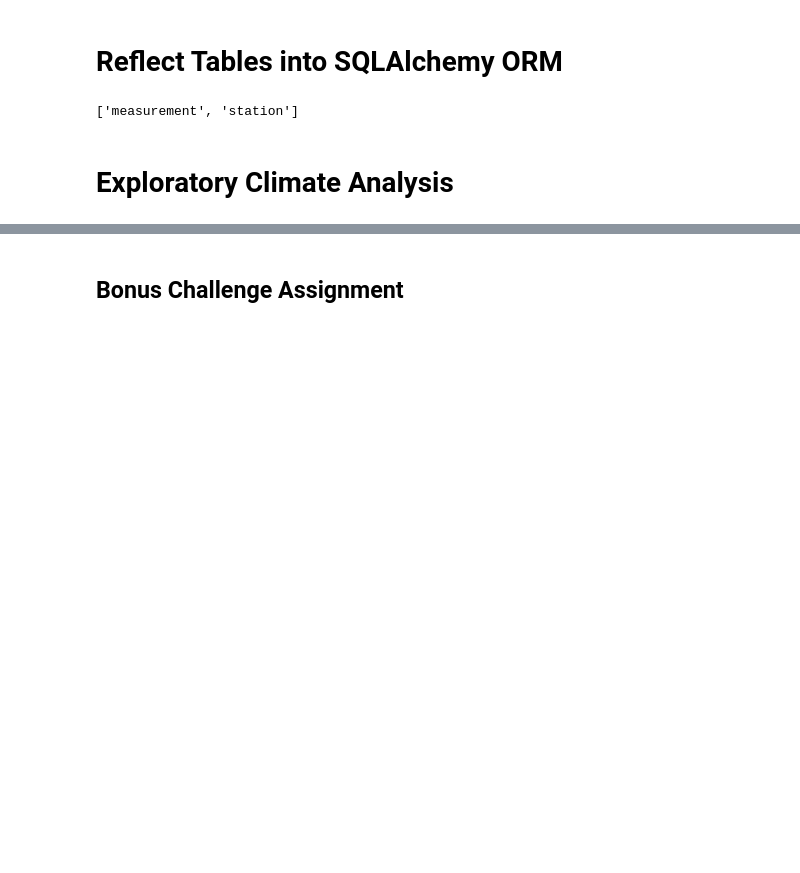
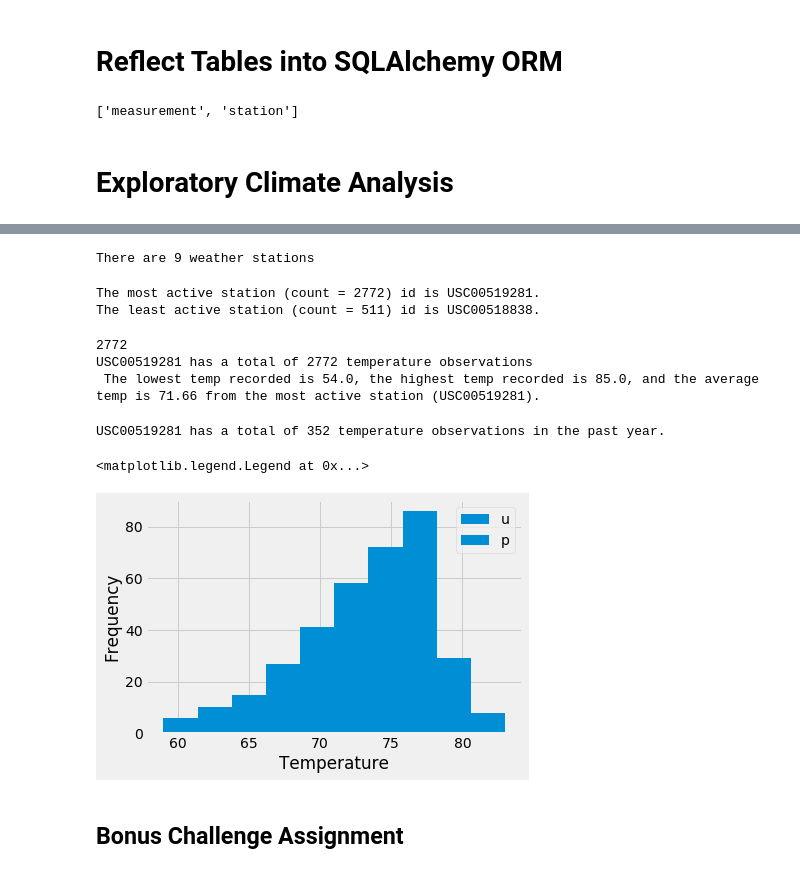
Before and after one commit to leahlindy/sqlalchemy-challenge, a Jupyter notebook: climate_starter.ipynb, the cells around one changed output, grey strips where cells are left out. Drawn from its saved outputs; the diff is of its cells as text; code cells hidden in the pictures; blank space fills up the shorter version.

```diff
--- a/climate_starter.ipynb
+++ b/climate_starter.ipynb
@@ -119,6 +140,20 @@ date_df.boxplot('Percipitation')
 [figure]
 # %%
 # Design a query to show how many stations are available in this dataset?
+
+station_count=session.query(station.id).count()
+print(f'There are {station_count} weather stations.')
+# %% [output]
+There are 9 weather stations
 # %%
 # What are the most active stations? (i.e. what stations have the most rows)?
 # List the stations and the counts in descending order.
+
+active_station = session.query(measurement.station, station.name, func.count(measurement.id)).\
+    filter(measurement.station == station.station).group_by(measurement.station).order_by(func.count(measurement.id).desc()).all()
+active_station
+print(f'The most active station (count = {active_station[0][2]}) id is {active_station[0][0]}.')
+print(f'The least active station (count = {active_station[-1][2]}) id is {active_station[-1][0]}.')
+# %% [output]
+The most active station (count = 2772) id is USC00519281.
+The least active station (count = 511) id is USC00518838.
@@ -131,3 +160,48 @@ date_df.boxplot('Percipitation')
+# %%
+# Using the station id from the previous query, calculate the lowest temperature recorded,
+# highest temperature recorded, and average temperature of the most active station?
+
+from statistics import mean
+
+most_active_station_temps = session.query(measurement.tobs).\
+    filter(measurement.station == 'USC00519281', measurement.station == station.station).count()
+
+most_temps = session.query(measurement.tobs).\
+    filter(measurement.station == 'USC00519281', measurement.station == station.station).all()
+
+# most_active_station_temps is a list of tuples. unpack into list of integers
+temperatures = [temp[0] for temp in most_temps]
+
+low_temp=min(temperatures)
+high_temp=max(temperatures)
+avg_temp=mean(temperatures)
+
+print(f'{active_station[0][0]} has a total of {most_active_station_temps} temperature observations')
+print(f' The lowest temp recorded is {low_temp}, the highest temp recorded is {high_temp}, and the average temp is {round(avg_temp,2)} from the most active station ({active_station[0][0]}).')
+# %% [output]
+2772
+USC00519281 has a total of 2772 temperature observations
+ The lowest temp recorded is 54.0, the highest temp recorded is 85.0, and the average temp is 71.66 from the most active station (USC00519281).
+# %%
+# Choose the station with the highest number of temperature observations.
+# Query the last 12 months of temperature observation data for this station and plot the results as a histogram
+year_count = session.query(measurement.tobs).\
+    filter(measurement.station == 'USC00519281', measurement.station == station.station).filter(measurement.date>='2016-08-23').count()
+print(f'{active_station[0][0]} has a total of {year_count} temperature observations in the past year.')
+
+year_temps = session.query(measurement.tobs).\
+    filter(measurement.station == 'USC00519281', measurement.station == station.station).filter(measurement.date>='2016-08-23').all()
+
+yeartemperatures = [temp[0] for temp in year_temps]
+plt.hist(yeartemperatures, label='tobs')
+plt.xlabel('Temperature')
+plt.ylabel('Frequency')
+
+plt.legend('upperleft')
+# %% [output]
+USC00519281 has a total of 352 temperature observations in the past year.
+<matplotlib.legend.Legend at 0x...>
+[figure, added]
 # %% [markdown]
 ## Bonus Challenge Assignment
 # %%
```
Also changed, not shown: parts of 7 cells of this notebook.
